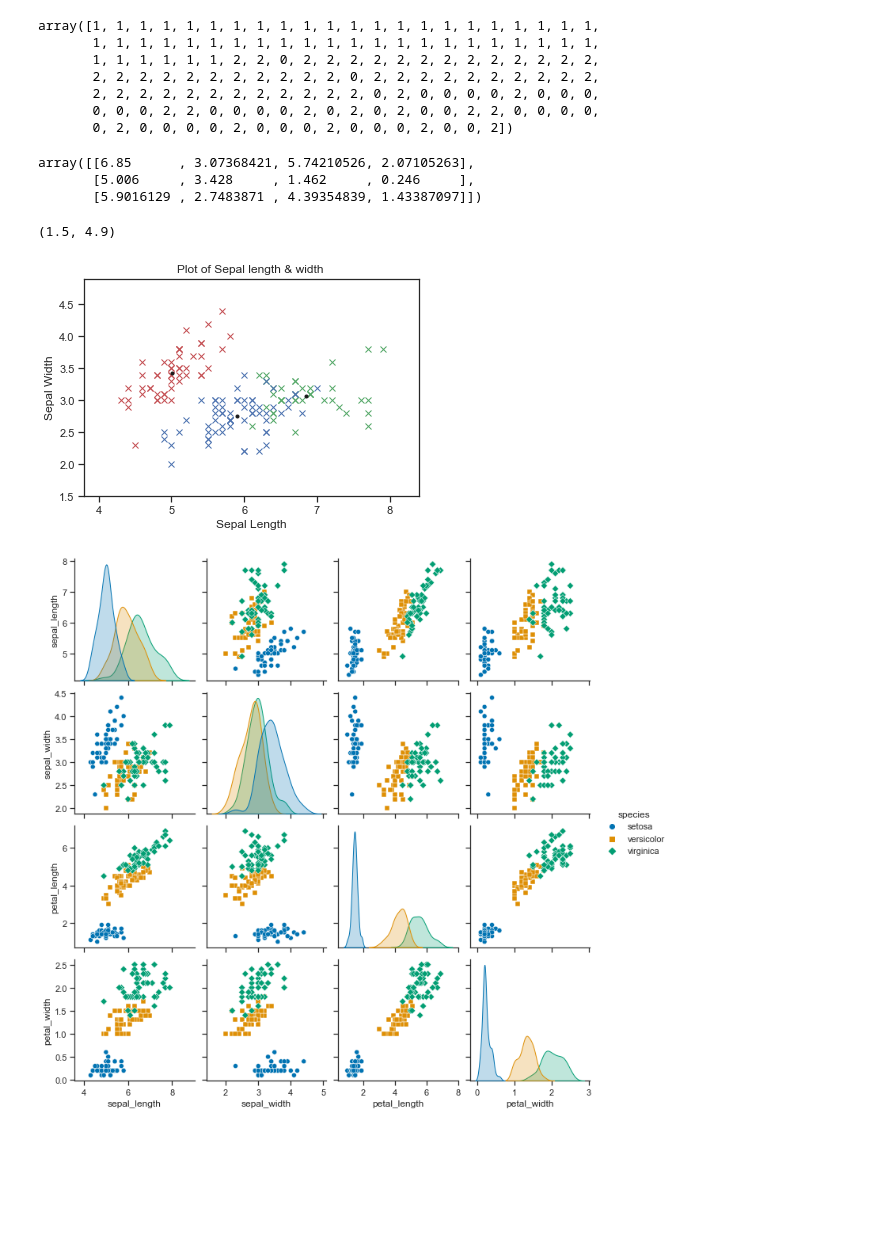
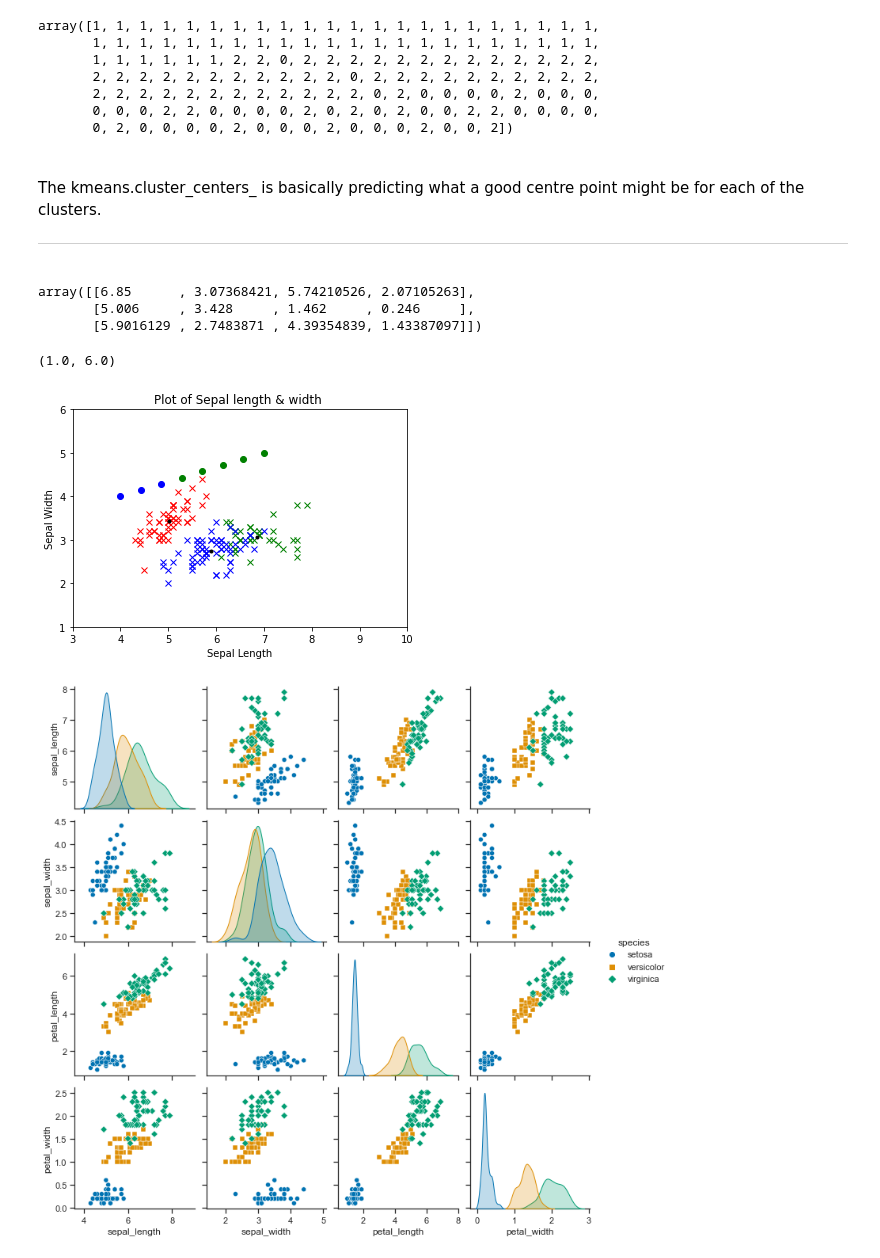
Before and after one commit to sagheerahmadGmit/EmergingTechTasks, a Jupyter notebook: AssessmentTasks.ipynb, the cells around one changed output. Drawn from its saved outputs; the diff is of its cells as text; code cells hidden in the pictures; blank space fills up the shorter version.

Commit message:
Added dummypoints and classification to task 4

```diff
--- a/AssessmentTasks.ipynb
+++ b/AssessmentTasks.ipynb
@@ -411,0 +417,8 @@ plt.ylim([y_min, y_max])
+# %%
+# Create new dummy points for classification.
+myxvals = np.linspace(4.0, 7.0, 8)
+myyvals = np.linspace(4.0, 5.0, 8)
+myxvals2 = np.linspace(4.0, 6.0, 8)
+myyvals2 = np.linspace(4.0, 4.0, 8)
+mynewvals = np.vstack([myxvals, myyvals, myxvals2, myyvals2]).T
+mynewvals
@@ -411,0 +436,4 @@ plt.ylim([y_min, y_max])
+# %%
+# Predict the cluster for two points.
+mypredictions = kmeans.predict(mynewvals)
+mypredictions
@@ -421,6 +475,8 @@ array([1, 1, 1, 1, 1, 1, 1, 1, 1, 1, 1, 1, 1, 1, 1, 1, 1, 1, 1, 1, 1, 1,
        2, 2, 2, 2, 2, 2, 2, 2, 2, 2, 2, 2, 0, 2, 0, 0, 0, 0, 2, 0, 0, 0,
        0, 0, 0, 2, 2, 0, 0, 0, 0, 2, 0, 2, 0, 2, 0, 0, 2, 2, 0, 0, 0, 0,
        0, 2, 0, 0, 0, 0, 2, 0, 0, 0, 2, 0, 0, 0, 2, 0, 0, 2])
+# %% [markdown]
+<br>The kmeans.cluster_centers_ is basically predicting what a good centre point might be for each of the clusters.<hr>
 # %%
 cent = kmeans.cluster_centers_
 cent
@@ -431,28 +487,30 @@ array([[6.85      , 3.07368421, 5.74210526, 2.07105263],
 # %%
 # Plot the data set.
 plt.plot(iris.data[kmeans.labels_ == 0][:,0], iris.data[kmeans.labels_ == 0][:,1], 'gx')
 plt.plot(iris.data[kmeans.labels_ == 1][:,0], iris.data[kmeans.labels_ == 1][:,1], 'rx')
 plt.plot(iris.data[kmeans.labels_ == 2][:,0], iris.data[kmeans.labels_ == 2][:,1], 'bx')
 
+#print out the dummy points and give it a colour depending on the predictions
+plt.plot(mynewvals[mypredictions == 0][:,0], mynewvals[mypredictions == 0][:,1], 'go')
+plt.plot(mynewvals[mypredictions == 1][:,0], mynewvals[mypredictions == 1][:,1], 'ro')
+plt.plot(mynewvals[mypredictions == 2][:,0], mynewvals[mypredictions == 2][:,1], 'bo')
+
+#print the cluster centers
 plt.plot(cent[:,0], cent[:,1], 'k.')
 
 #label the x axis
 plt.xlabel('Sepal Length')
 #label the y axis
 plt.ylabel('Sepal Width')
 # Set the title
 plt.title('Plot of Sepal length & width ')
 
 # Set reasonable limits.
-x_min, x_max = X[:, 0].min() - .5, X[:, 0].max() + .5
-y_min, y_max = X[:, 1].min() - .5, X[:, 1].max() + .5
-
-# Set reasonable limits.
-plt.xlim([x_min, x_max])
-plt.ylim([y_min, y_max])
+plt.xlim([3, 10])
+plt.ylim([1, 6])
 # %% [output]
-(1.5, 4.9)
+(1.0, 6.0)
-[figure, old version]
+[figure, new version]
 # %%
 import seaborn as sns  # handles data visualisation
 
```
Also changed, not shown: parts of 11 cells of this notebook.
